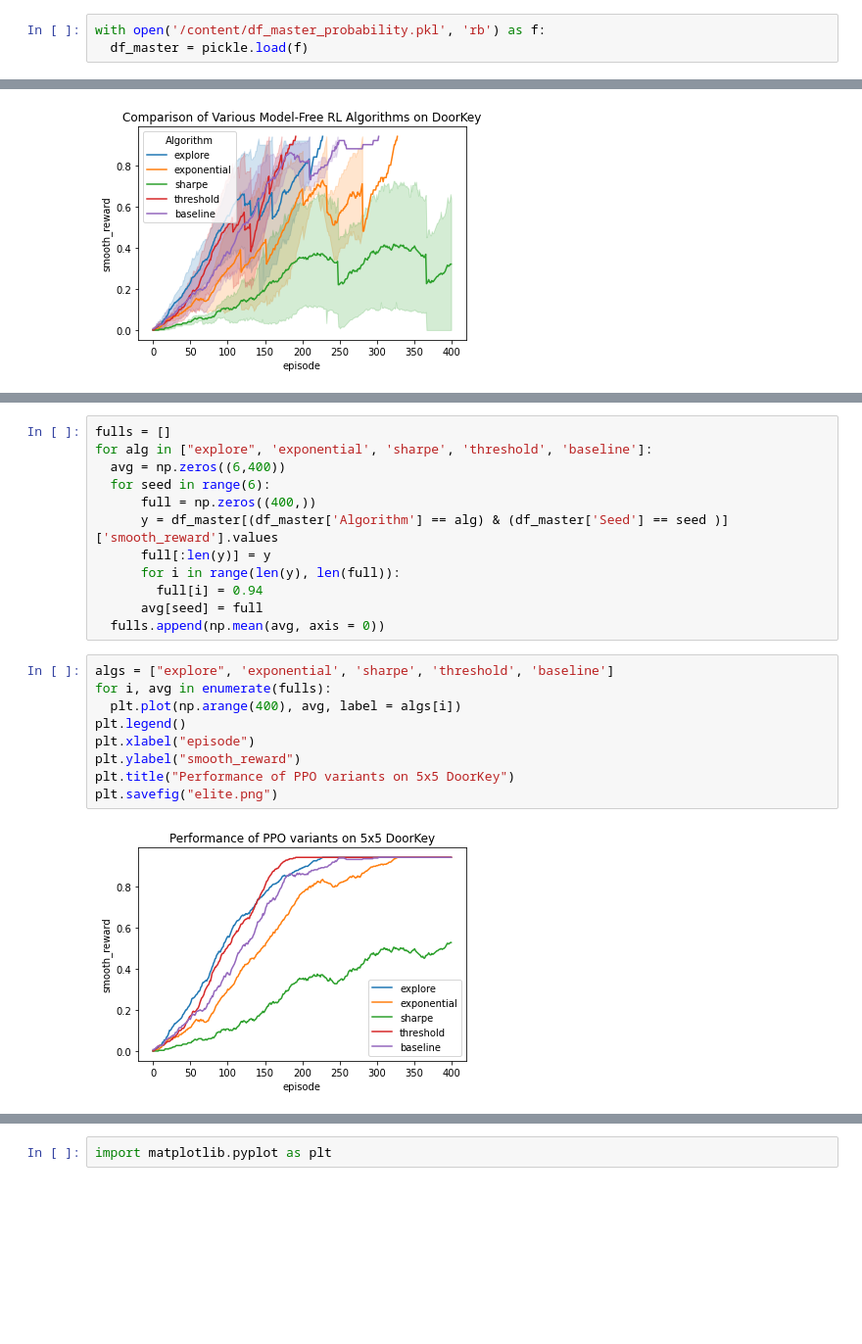
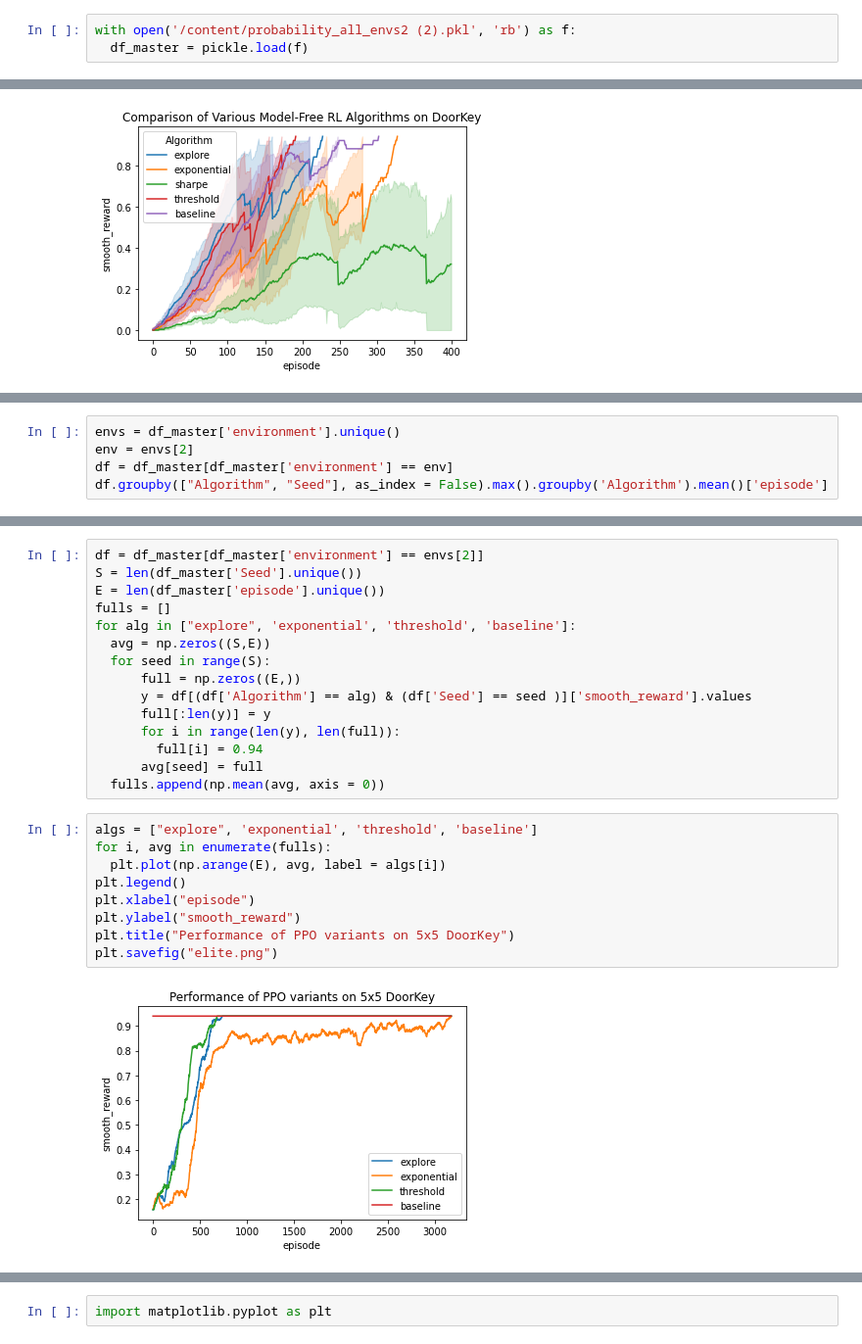
Before and after one commit to LuisCGit/6.484-reinforcement-learning, a Jupyter notebook: plotting_project.ipynb, the cells around one changed output, grey strips where cells are left out. Shown at 98% size. Saved outputs shown, nothing was run; the diff lists cells and outputs as text; blank space fills up the shorter version.

```diff
--- a/plotting_project.ipynb
+++ b/plotting_project.ipynb
@@ -99,5 +100,5 @@ import pickle
 # %%
-with open('/content/df_master_probability.pkl', 'rb') as f:
+with open('/content/probability_all_envs2 (2).pkl', 'rb') as f:
   df_master = pickle.load(f)
 # %%
 df['Seed'].unique()
@@ -120,0 +164,5 @@ sns.lineplot(data=df_master, x="episode", y="smooth_reward", hue="Algorithm",est
+# %%
+envs = df_master['environment'].unique()
+env = envs[2]
+df = df_master[df_master['environment'] == env]
+df.groupby(["Algorithm", "Seed"], as_index = False).max().groupby('Algorithm').mean()['episode']
@@ -121,23 +185,26 @@ sns.lineplot(data=df_master, x="episode", y="smooth_reward", hue="Algorithm",est
 # %%
+df = df_master[df_master['environment'] == envs[2]]
+S = len(df_master['Seed'].unique())
+E = len(df_master['episode'].unique())
 fulls = []
-for alg in ["explore", 'exponential', 'sharpe', 'threshold', 'baseline']:
-  avg = np.zeros((6,400))
-  for seed in range(6):
-      full = np.zeros((400,))
-      y = df_master[(df_master['Algorithm'] == alg) & (df_master['Seed'] == seed )]['smooth_reward'].values
+for alg in ["explore", 'exponential', 'threshold', 'baseline']:
+  avg = np.zeros((S,E))
+  for seed in range(S):
+      full = np.zeros((E,))
+      y = df[(df['Algorithm'] == alg) & (df['Seed'] == seed )]['smooth_reward'].values
       full[:len(y)] = y
       for i in range(len(y), len(full)):
         full[i] = 0.94
       avg[seed] = full
   fulls.append(np.mean(avg, axis = 0))
 # %%
-algs = ["explore", 'exponential', 'sharpe', 'threshold', 'baseline']
+algs = ["explore", 'exponential', 'threshold', 'baseline']
 for i, avg in enumerate(fulls):
-  plt.plot(np.arange(400), avg, label = algs[i])
+  plt.plot(np.arange(E), avg, label = algs[i])
 plt.legend()
 plt.xlabel("episode")
 plt.ylabel("smooth_reward")
 plt.title("Performance of PPO variants on 5x5 DoorKey")
 plt.savefig("elite.png")
 # %% [output]
-[figure, old version]
+[figure, new version]
```
Also changed, not shown: parts of 8 cells of this notebook.
